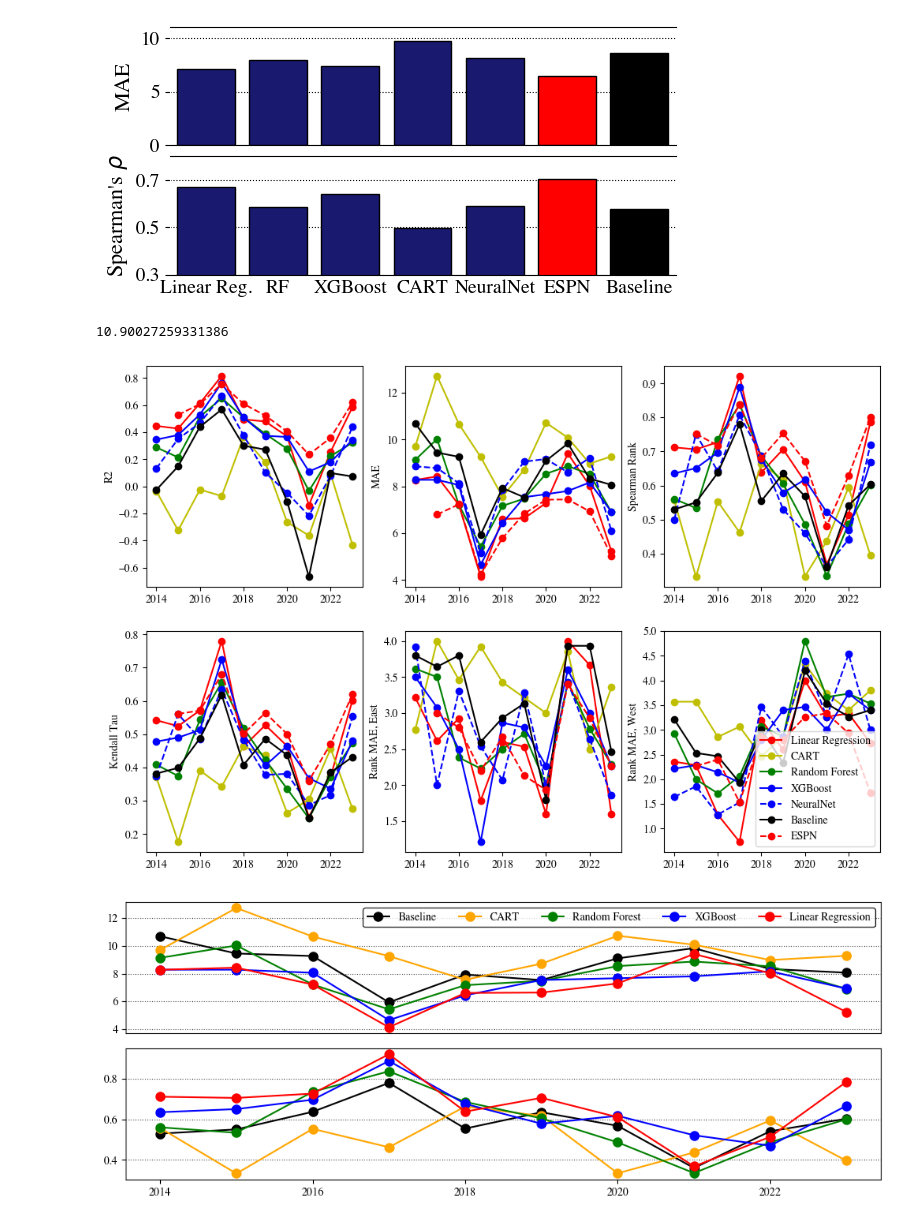
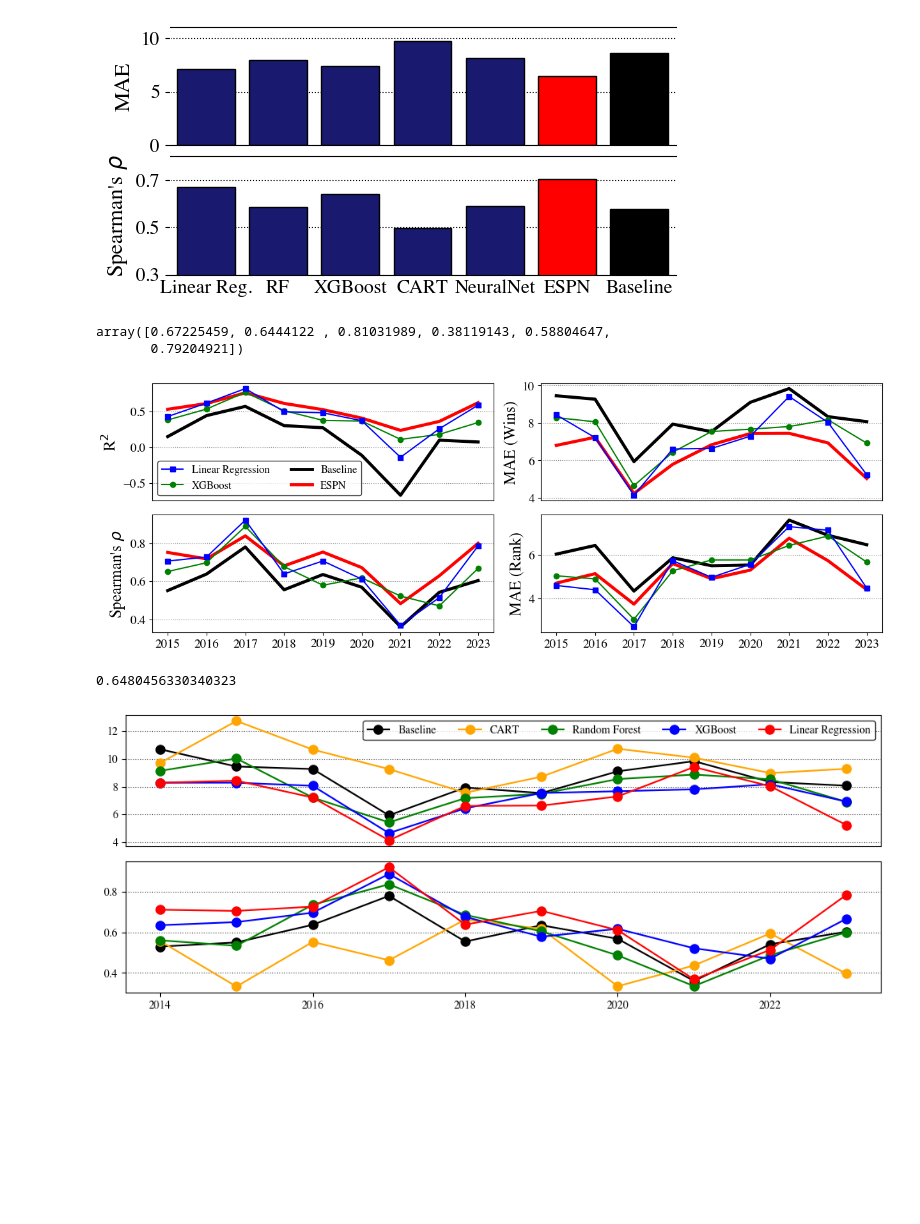
Before and after one commit to martinbog19/balling-on-the-edge, a Jupyter notebook: model_scoring.ipynb, the cells around one changed output. Saved outputs shown, nothing was run; the diff lists cells and outputs as text; code cells hidden in the pictures; blank space fills up the shorter version.

```diff
--- a/model_scoring.ipynb
+++ b/model_scoring.ipynb
@@ -65,7 +67,7 @@ def evaluate_model(path, years) :
     res['Real'] = round(res['Real'])
     confs = pd.read_csv('data/conferences_2014-2023.csv')
     res = res.merge(confs, on = ['Year', 'Tm'], how = 'left')
-    avg = [r2_score(res['Real'], res['Pred']), np.abs(res['Pred'] - res['Real']).mean(), np.sqrt((res['Pred'] - res['Real']) ** 2).mean()]
+    avg = [r2_score(res['Real'], res['Pred']), np.abs(res['Pred'] - res['Real']).mean()]#, np.sqrt((res['Pred'] - res['Real']) ** 2).mean()]
 
     metrics = np.zeros((len(years), 7))
     for i, year in enumerate(years) :
@@ -80,6 +82,9 @@ def evaluate_model(path, years) :
         res_yr_east = res_yr.copy()[res_yr['Conference'] == 'East']
         res_yr_west = res_yr.copy()[res_yr['Conference'] == 'West']
 
+        res_yr['Rank'] = res_yr['Real'].rank(ascending = False, method = 'min')
+        res_yr['PredRank'] = res_yr['Pred'].rank(ascending = False, method = 'min')
+
         res_yr_east['Rank'] = res_yr_east['Real'].rank(ascending = False, method = 'min')
         res_yr_east['PredRank'] = res_yr_east['Pred'].rank(ascending = False, method = 'min')
 
@@ -88,14 +93,14 @@ def evaluate_model(path, years) :
 
         rank_mae_east = np.abs(res_yr_east['PredRank'] - res_yr_east['Rank']).mean()
         rank_mae_west = np.abs(res_yr_west['PredRank'] - res_yr_west['Rank']).mean()
+        rank_mae = np.abs(res_yr['PredRank'] - res_yr['Rank']).mean()
 
-        metrics[i, :] = np.array([r2, mae, rmse, spmr, ktau, rank_mae_east, rank_mae_west])
+        metrics[i, :] = np.array([r2, mae, spmr, ktau, rank_mae_east, rank_mae_west, rank_mae])
     avg = avg + metrics[:,3:].mean(axis = 0).tolist()
 
     return metrics, np.array(avg)
 # %%
-years = np.arange(2014, 2024)
-eyears = np.arange(2015, 2024)
+years = np.arange(2015, 2024)
 # %%
 res_lr, avg_lr = evaluate_model('data/pred_test_LR.csv', years)
 res_rf, avg_rf = evaluate_model('data/pred_test_RF.csv', years)
@@ -103,6 +108,6 @@ res_xgb, avg_xgb = evaluate_model('data/pred_test_XGB.csv', years)
 res_cart, avg_cart = evaluate_model('data/pred_test_CART.csv', years)
 res_nn, avg_nn = evaluate_model('data/pred_test_NN.csv', years)
 res_baseline, avg_baseline = evaluate_model('data/pred_test_baseline.csv', years)
-res_espn, avg_espn = evaluate_model('data/espn.csv', eyears)
+res_espn, avg_espn = evaluate_model('data/espn.csv', years)
 # %%
 metrics = pd.DataFrame(np.column_stack((avg_lr, avg_rf, avg_xgb, avg_cart, avg_nn, avg_baseline, avg_espn)).T,
@@ -164,27 +159,39 @@ plt.savefig('figures/mae_spearmanrho_models.jpeg', dpi = 400)
 plt.show()
 # %% [output]
 [figure]
-# %%
-(avg_lr[1] - avg_espn[1]) / avg_espn[1] * 100
-# %% [output]
-10.90027259331386
-# %%
-fig, axs = plt.subplots(2, 3, figsize = (12, 8)); axs = axs.flatten()
-
-for j, (ax, ttl) in enumerate(zip(axs, ['R2', 'MAE', 'Spearman Rank', 'Kendall Tau', 'Rank MAE, East', 'Rank MAE, West'])) :
-    ax.plot(years, res_lr[:,j], 'r-o', label = 'Linear Regression')
-    ax.plot(years, res_cart[:,j], 'y-o', label = 'CART')
-    ax.plot(years, res_rf[:,j], 'g-o', label = 'Random Forest')
-    ax.plot(years, res_xgb[:,j], 'b-o', label = 'XGBoost')
-    ax.plot(years, res_nn[:,j], 'b--o', label = 'NeuralNet')
-    ax.plot(years, res_baseline[:,j], 'k-o', label = 'Baseline')
-    ax.plot(eyears, res_espn[:,j], 'r--o', label = 'ESPN')
-    ax.set_ylabel(ttl)
-
-plt.legend()
-plt.show()
-# %% [output]
-[figure, removed]
+# %%
+stoch = pd.read_csv('data/pred_test_stoch.csv')
+def metrics(df) :
+    spr, _ = spearmanr(df['Real'], df['Pred'])
+    return spr
+spr = stoch.groupby('Year').apply(metrics)
+spr.values
+# %% [output]
+array([0.67225459, 0.6444122 , 0.81031989, 0.38119143, 0.58804647,
+       0.79204921])
+# %%
+fig, axs = plt.subplots(2, 2, figsize = (12.5, 4.5)); axs = axs.flatten()
+
+for ax, ttl, j in zip(axs, [r'R$^2$', 'MAE (Wins)', r"Spearman's $\rho$", 'MAE (Rank)'], [0, 1, 2, -1]) :
+    ax.plot(years, res_lr[:,j], 's-', label = 'Linear Regression', color = 'blue', zorder = 1)
+    ax.plot(years, res_xgb[:,j], 'o-', label = 'XGBoost', color = 'green', zorder = 0.9)
+    ax.plot(years, res_baseline[:,j], 'k-', label = 'Baseline', zorder = -1, linewidth = 3.5)
+    ax.plot(years, res_espn[:,j], 'r-', label = 'ESPN', zorder = 0, linewidth = 3.5)
+    ax.set_ylabel(ttl, size = 18)
+    ax.grid(axis = 'y', alpha = 0.5, c = 'k', linestyle = ':')
+    ax.tick_params(axis = 'both', labelsize = 14)
+#axs[2].plot(spr.index, spr.values)
+axs[0].set_xticks([]); axs[1].set_xticks([])
+axs[0].legend(ncols = 2, fontsize = 12, loc = 'lower left', edgecolor = 'k')
+plt.tight_layout()
+plt.savefig('figures/metrics_times-series.jpeg', dpi = 500)
+plt.show()
+# %% [output]
+[figure, added]
+# %%
+spr.values.mean()
+# %% [output]
+0.6480456330340323
 # %%
 fig, axs = plt.subplots(2, 1, figsize = (10, 4))
 
```
Also changed, not shown: parts of 2 cells of this notebook, 1 other file.
